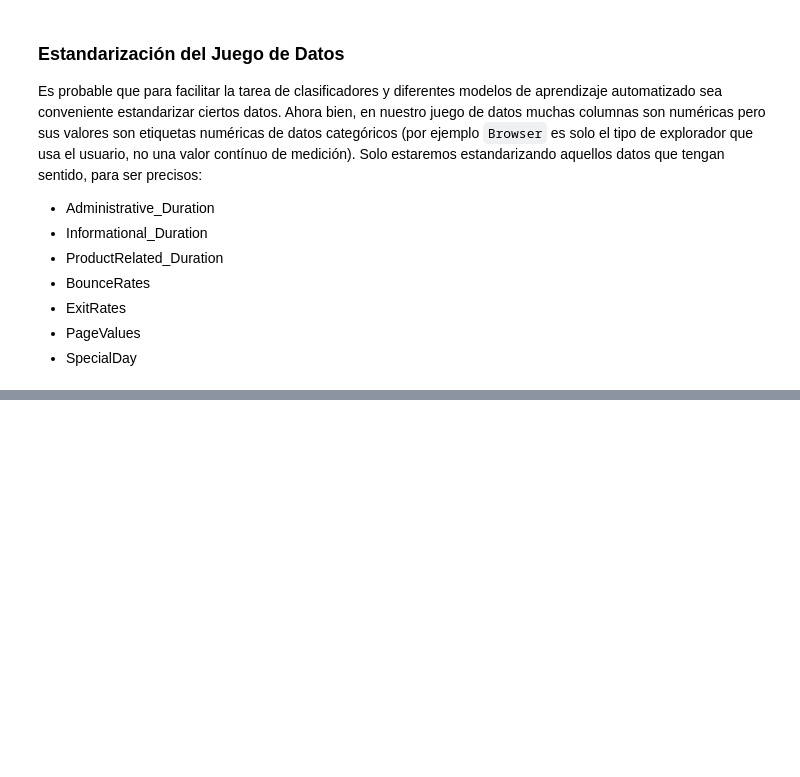
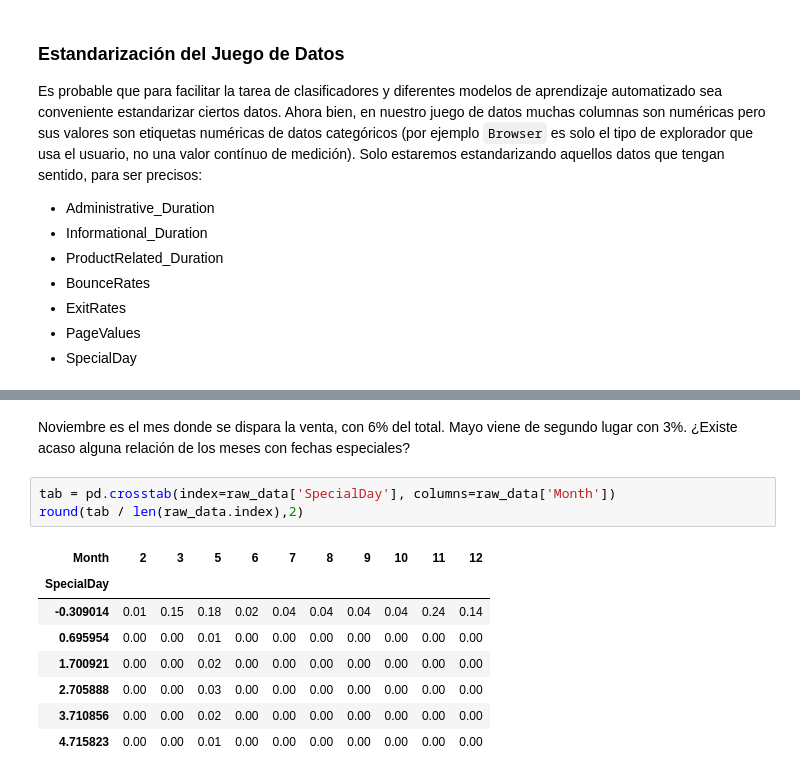
Before and after one commit to ameilij/MDS, a Jupyter notebook: AA/AA-CP-FINAL.ipynb, the cells around one changed output, grey strips where cells are left out. Drawn from its saved outputs; the diff is of its cells as text; blank space fills up the shorter version.

```diff
--- a/AA/AA-CP-FINAL.ipynb
+++ b/AA/AA-CP-FINAL.ipynb
@@ -307,0 +422,14 @@ raw_data[lista].describe()
+# %% [markdown]
+Noviembre es el mes donde se dispara la venta, con 6% del total. Mayo viene de segundo lugar con 3%. ¿Existe acaso alguna relación de los meses con fechas especiales?
+# %%
+tab = pd.crosstab(index=raw_data['SpecialDay'], columns=raw_data['Month'])
+round(tab / len(raw_data.index),2)
+# %% [output]
+| Month | 2 | 3 | 5 | 6 | 7 | 8 | 9 | 10 | 11 | 12 |
+| SpecialDay |  |  |  |  |  |  |  |  |  |  |
+| -0.309014 | 0.01 | 0.15 | 0.18 | 0.02 | 0.04 | 0.04 | 0.04 | 0.04 | 0.24 | 0.14 |
+| 0.695954 | 0.00 | 0.00 | 0.01 | 0.00 | 0.00 | 0.00 | 0.00 | 0.00 | 0.00 | 0.00 |
+| 1.700921 | 0.00 | 0.00 | 0.02 | 0.00 | 0.00 | 0.00 | 0.00 | 0.00 | 0.00 | 0.00 |
+| 2.705888 | 0.00 | 0.00 | 0.03 | 0.00 | 0.00 | 0.00 | 0.00 | 0.00 | 0.00 | 0.00 |
+| 3.710856 | 0.00 | 0.00 | 0.02 | 0.00 | 0.00 | 0.00 | 0.00 | 0.00 | 0.00 | 0.00 |
+| 4.715823 | 0.00 | 0.00 | 0.01 | 0.00 | 0.00 | 0.00 | 0.00 | 0.00 | 0.00 | 0.00 |
```
Also changed, not shown: parts of 48 cells of this notebook.
